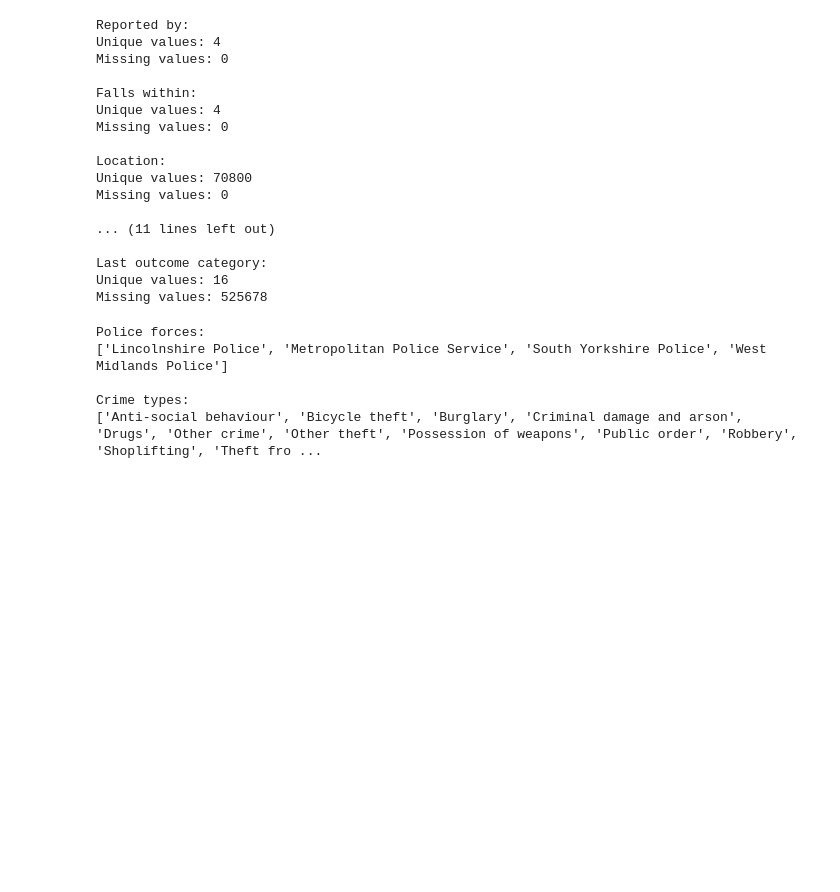
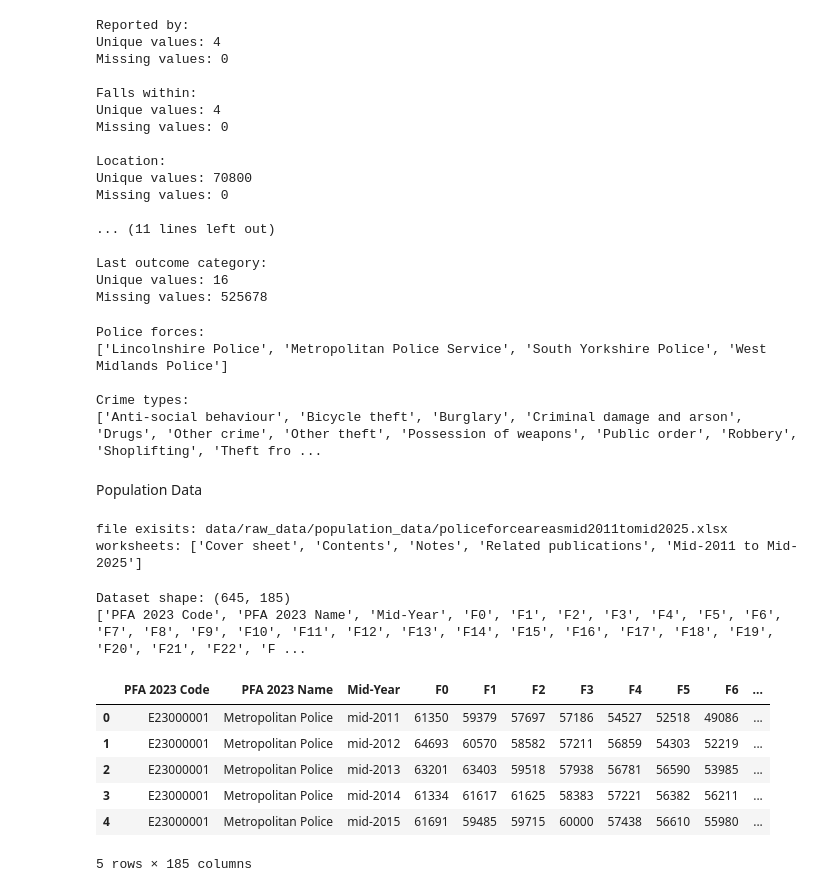
Before and after one commit to j4ckg59/UK-Police-Crime-Data-Engineering-Project, a Jupyter notebook: data_pipeline.ipynb, the cells around one changed output. Drawn from its saved outputs; the diff is of its cells as text; code cells hidden in the pictures; blank space fills up the shorter version.

Commit message:
added population data

```diff
--- a/data_pipeline.ipynb
+++ b/data_pipeline.ipynb
@@ -12,7 +14,7 @@ import pandas as pd
 DATA_DIR = Path("data/raw_data")
 
 CRIME_DIR = DATA_DIR / "crime_data"
-POPULARION_DIR = DATA_DIR / "population_data"
+POPULATION_DIR = DATA_DIR / "population_data"
 DEPRIVATION_DIR = DATA_DIR / "deprivation_data"
 # %%
 crime_files = sorted(CRIME_DIR.rglob("*.csv"))
@@ -544,3 +559,32 @@ Police forces:
 
 Crime types:
 ['Anti-social behaviour', 'Bicycle theft', 'Burglary', 'Criminal damage and arson', 'Drugs', 'Other crime', 'Other theft', 'Possession of weapons', 'Public order', 'Robbery', 'Shoplifting', 'Theft fro ...
+# %% [markdown]
+Population Data
+# %%
+population_file = POPULATION_DIR / "policeforceareasmid2011tomid2025.xlsx"
+print("file exisits:", population_file)
+if population_file.exists():
+    population_excel = pd.ExcelFile(population_file)
+    print("worksheets:", population_excel.sheet_names)
+# %% [output]
+file exisits: data/raw_data/population_data/policeforceareasmid2011tomid2025.xlsx
+worksheets: ['Cover sheet', 'Contents', 'Notes', 'Related publications', 'Mid-2011 to Mid-2025']
+# %%
+population_df = pd.read_excel(population_file, sheet_name= "Mid-2011 to Mid-2025", header=3)
+
+print("Dataset shape:", population_df.shape)
+
+print(population_df.columns.tolist())
+
+display(population_df.head())
+# %% [output]
+Dataset shape: (645, 185)
+['PFA 2023 Code', 'PFA 2023 Name', 'Mid-Year', 'F0', 'F1', 'F2', 'F3', 'F4', 'F5', 'F6', 'F7', 'F8', 'F9', 'F10', 'F11', 'F12', 'F13', 'F14', 'F15', 'F16', 'F17', 'F18', 'F19', 'F20', 'F21', 'F22', 'F ...
+|  | PFA 2023 Code | PFA 2023 Name | Mid-Year | F0 | F1 | F2 | F3 | F4 | F5 | F6 | ... |
+| 0 | E23000001 | Metropolitan Police | mid-2011 | 61350 | 59379 | 57697 | 57186 | 54527 | 52518 | 49086 | ... |
+| 1 | E23000001 | Metropolitan Police | mid-2012 | 64693 | 60570 | 58582 | 57211 | 56859 | 54303 | 52219 | ... |
+| 2 | E23000001 | Metropolitan Police | mid-2013 | 63201 | 63403 | 59518 | 57938 | 56781 | 56590 | 53985 | ... |
+| 3 | E23000001 | Metropolitan Police | mid-2014 | 61334 | 61617 | 61625 | 58383 | 57221 | 56382 | 56211 | ... |
+| 4 | E23000001 | Metropolitan Police | mid-2015 | 61691 | 59485 | 59715 | 60000 | 57438 | 56610 | 55980 | ... |
+5 rows × 185 columns
```
Also changed, not shown: parts of 28 cells of this notebook.
